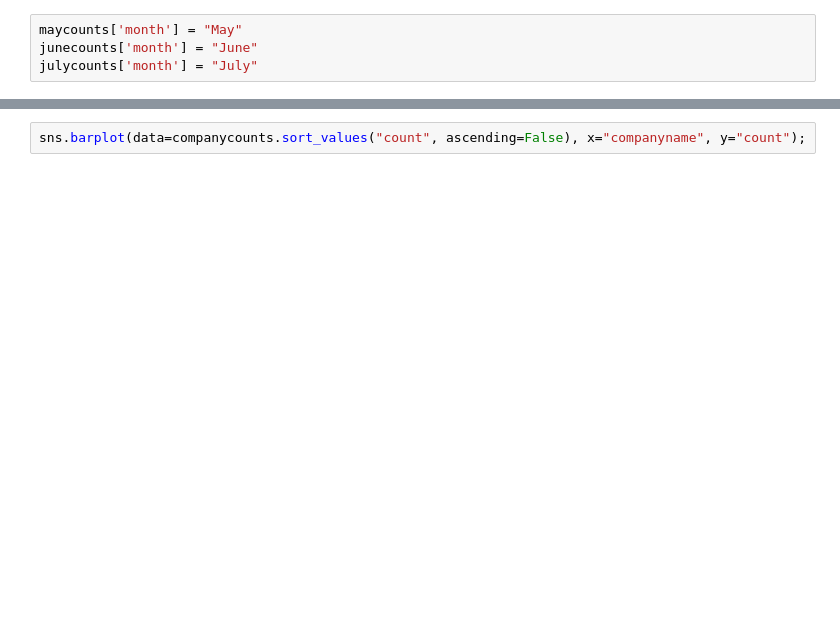
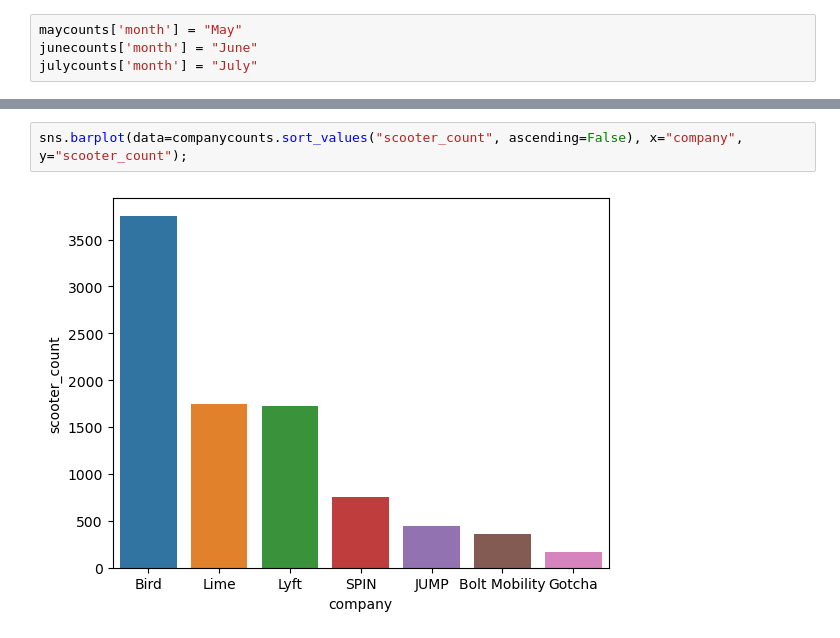
Before and after one commit to brookejackson23/nashville_scooters-dda9_ducks, a Jupyter notebook: question1.ipynb, the cells around one changed output, grey strips where cells are left out. Saved outputs shown, nothing was run; the diff lists cells and outputs as text; blank space fills up the shorter version.

```diff
--- a/question1.ipynb
+++ b/question1.ipynb
@@ -75,3 +175,5 @@ companycounts.sort_values("count", ascending=False)
 # %%
-sns.barplot(data=companycounts.sort_values("count", ascending=False), x="companyname", y="count");
+sns.barplot(data=companycounts.sort_values("scooter_count", ascending=False), x="company", y="scooter_count");
+# %% [output]
+[figure, added]
 # %%
```
Also changed, not shown: parts of 12 cells of this notebook.
